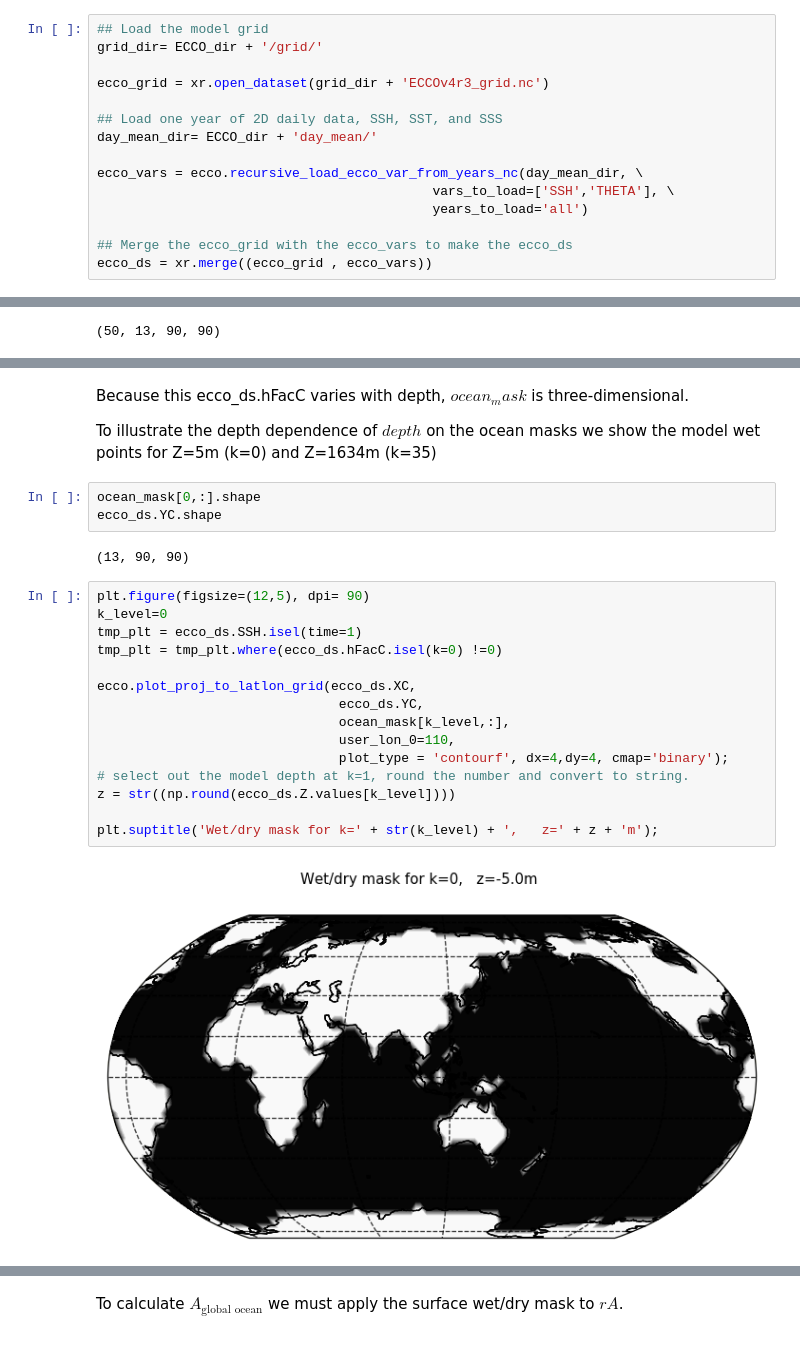
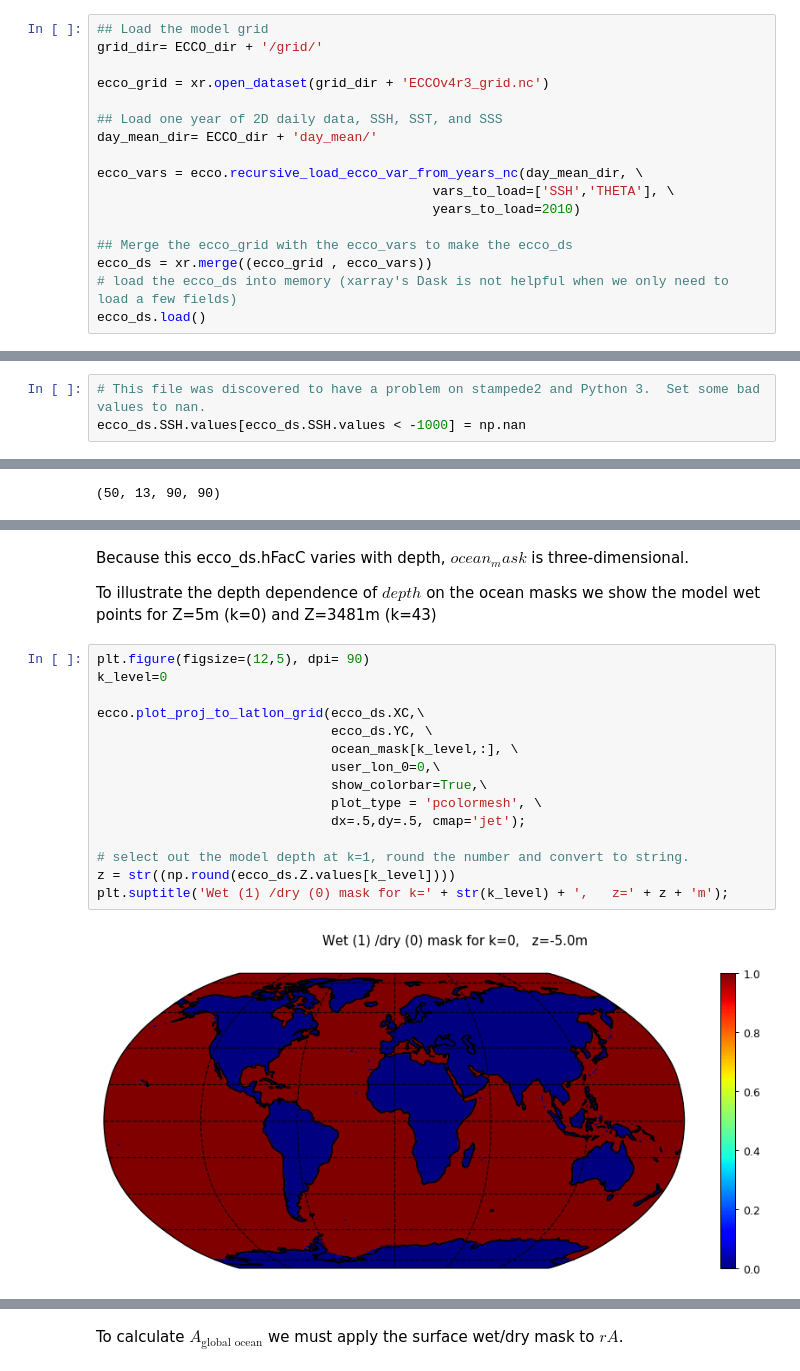
Before and after one commit to ECCO-GROUP/ECCO-v4-Python-Tutorial, a Jupyter notebook: Tutorials_as_Jupyter_Notebooks/ECCO_v4_Example_calculations_with_scalar_quantities.ipynb, the cells around one changed output, grey strips where cells are left out. Drawn from its saved outputs; the diff is of its cells as text.

Commit message:
notebook update for stampede and latest ecco library

```diff
--- a/Tutorials_as_Jupyter_Notebooks/ECCO_v4_Example_calculations_with_scalar_quantities.ipynb
+++ b/Tutorials_as_Jupyter_Notebooks/ECCO_v4_Example_calculations_with_scalar_quantities.ipynb
@@ -57,8 +57,10 @@ day_mean_dir= ECCO_dir + 'day_mean/'
 
 ecco_vars = ecco.recursive_load_ecco_var_from_years_nc(day_mean_dir, \
                                            vars_to_load=['SSH','THETA'], \
-                                           years_to_load='all')
+                                           years_to_load=2010)
 
 ## Merge the ecco_grid with the ecco_vars to make the ecco_ds
 ecco_ds = xr.merge((ecco_grid , ecco_vars))
+# load the ecco_ds into memory (xarray's Dask is not helpful when we only need to load a few fields)
+ecco_ds.load()
 # %% [output]
@@ -70,3 +89,6 @@ finished searching for THETA ... success!
+# %%
+# This file was discovered to have a problem on stampede2 and Python 3.  Set some bad values to nan.
+ecco_ds.SSH.values[ecco_ds.SSH.values < -1000] = np.nan
 # %% [markdown]
 ## Sea surface height
 
@@ -124,28 +132,23 @@ array([[[[0., ..., 0.],
 # %% [markdown]
 Because this ecco_ds.hFacC varies with depth, $ocean_mask$ is three-dimensional.
 
-To illustrate the depth dependence of $depth$ on the ocean masks we show the model wet points for Z=5m (k=0) and Z=1634m (k=35)
+To illustrate the depth dependence of $depth$ on the ocean masks we show the model wet points for Z=5m (k=0) and Z=3481m (k=43)
-# %%
-ocean_mask[0,:].shape
-ecco_ds.YC.shape
-# %% [output]
-(13, 90, 90)
 # %%
 plt.figure(figsize=(12,5), dpi= 90)
 k_level=0
-tmp_plt = ecco_ds.SSH.isel(time=1)
-tmp_plt = tmp_plt.where(ecco_ds.hFacC.isel(k=0) !=0)
 
-ecco.plot_proj_to_latlon_grid(ecco_ds.XC,
-                               ecco_ds.YC,
-                               ocean_mask[k_level,:],
-                               user_lon_0=110,
-                               plot_type = 'contourf', dx=4,dy=4, cmap='binary');
+ecco.plot_proj_to_latlon_grid(ecco_ds.XC,\
+                              ecco_ds.YC, \
+                              ocean_mask[k_level,:], \
+                              user_lon_0=0,\
+                              show_colorbar=True,\
+                              plot_type = 'pcolormesh', \
+                              dx=.5,dy=.5, cmap='jet');
+
 # select out the model depth at k=1, round the number and convert to string.
 z = str((np.round(ecco_ds.Z.values[k_level])))
-
-plt.suptitle('Wet/dry mask for k=' + str(k_level) + ',   z=' + z + 'm');
+plt.suptitle('Wet (1) /dry (0) mask for k=' + str(k_level) + ',   z=' + z + 'm');
 # %% [output]
-[figure, old version]
+[figure, new version]
 # %%
 plt.figure(figsize=(12,5), dpi= 90)
```
Also changed, not shown: parts of 19 cells of this notebook, 12 other files.
